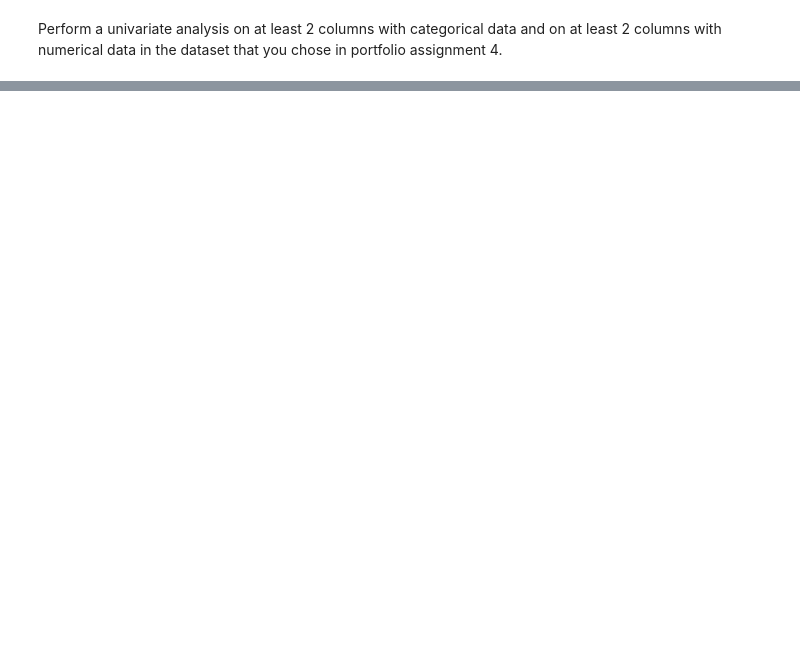
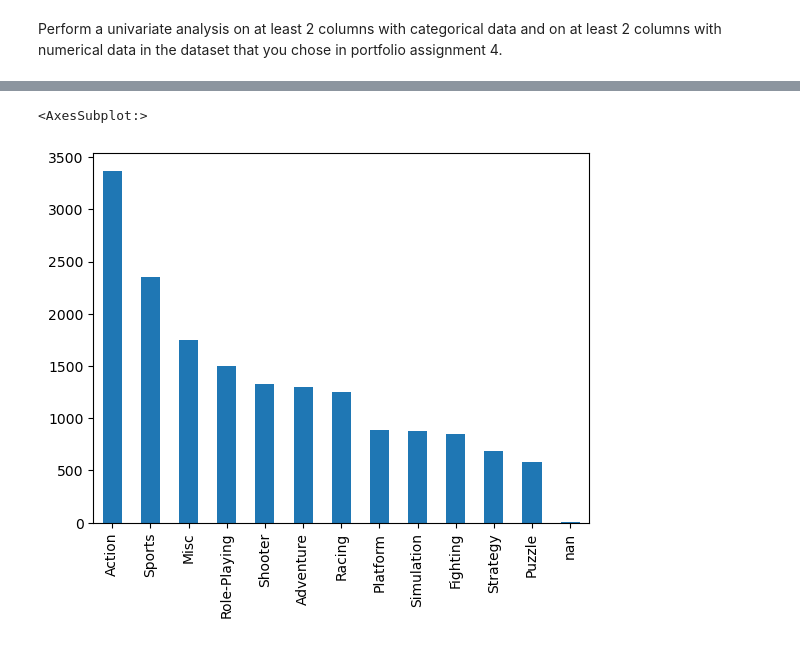
Before and after one commit to Matthijs07g/DataScience, a Jupyter notebook: Portfolio.ipynb, the cells around one changed output, grey strips where cells are left out. Drawn from its saved outputs; the diff is of its cells as text; code cells hidden in the pictures; blank space fills up the shorter version.

```diff
--- a/Portfolio.ipynb
+++ b/Portfolio.ipynb
@@ -52,0 +134,5 @@ Perform a univariate analysis on at least 2 columns with categorical data and on
+# %%
+gameData['Genre'].value_counts(dropna=False).plot(kind='bar')
+# %% [output]
+<AxesSubplot:>
+[figure, added]
```
Also changed, not shown: parts of 71 cells of this notebook.
